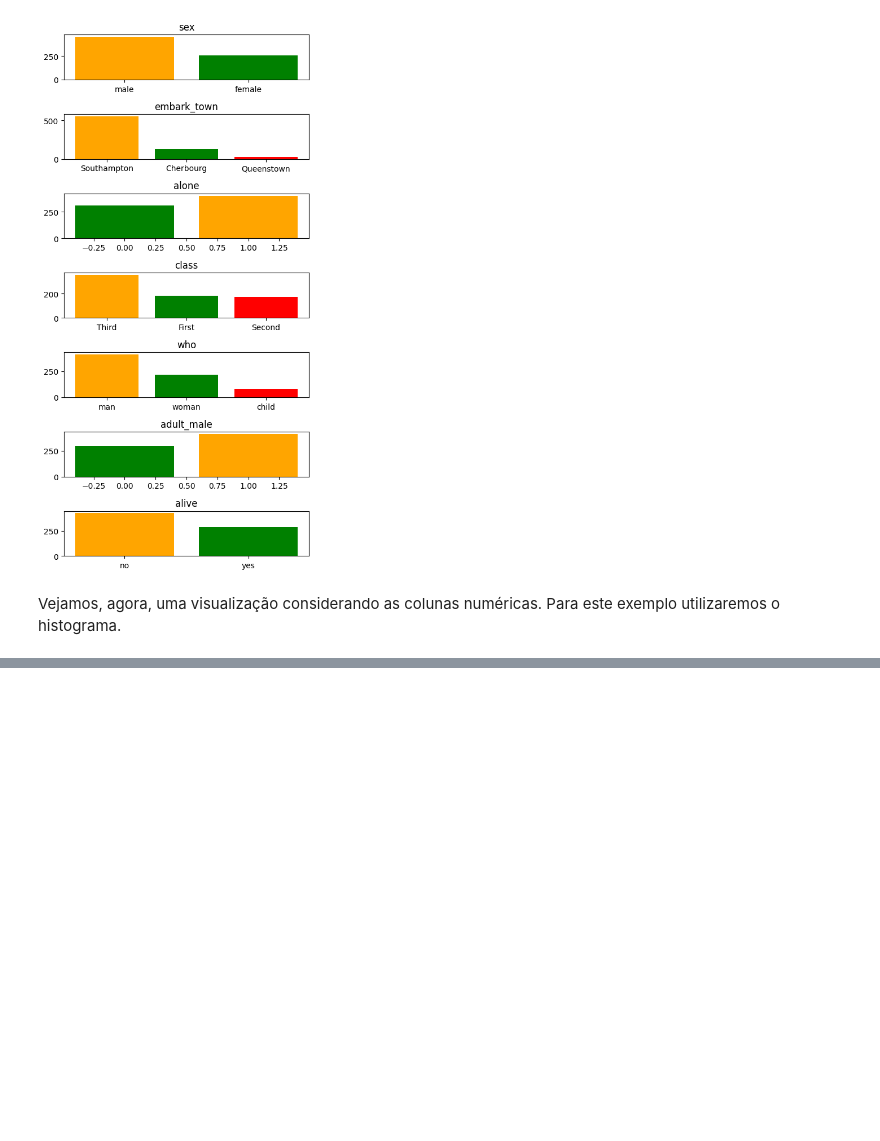
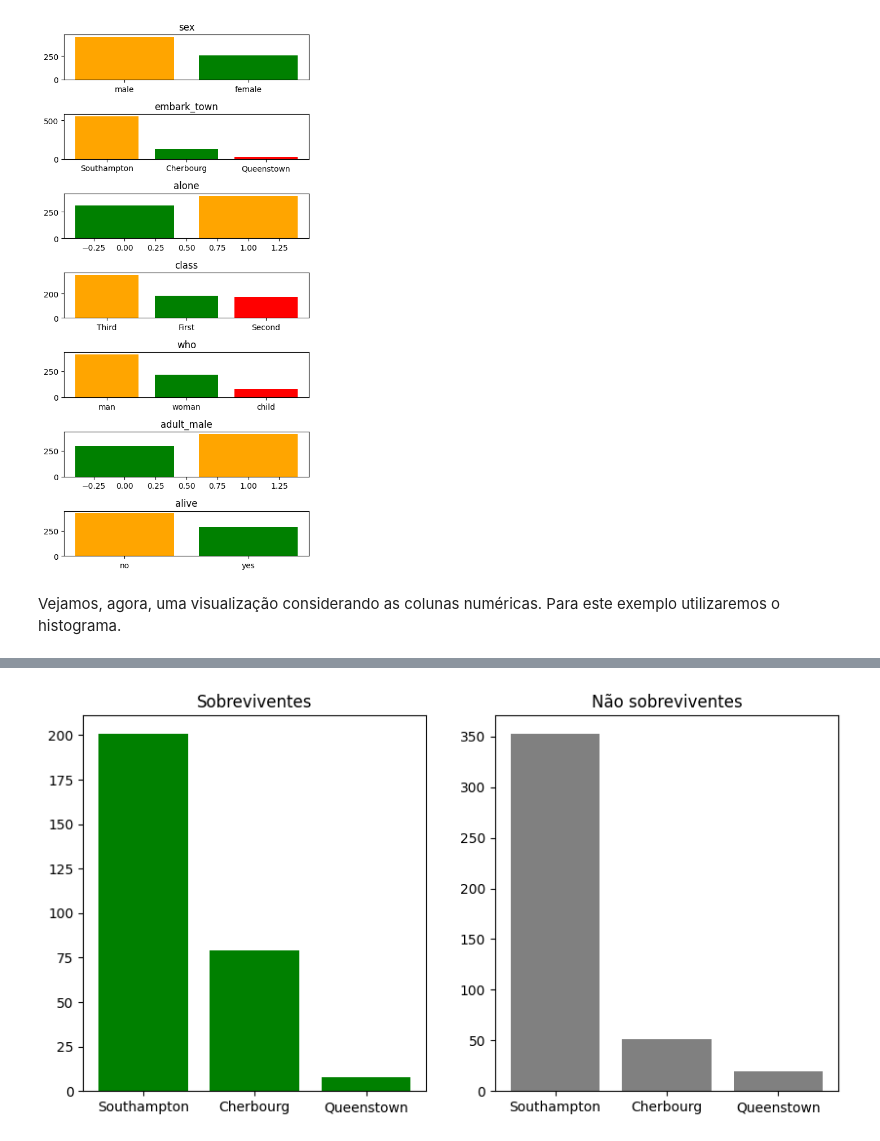
Before and after one commit to ifribeiro/aula_pandas, a Jupyter notebook: introducao_pandas.ipynb, the cells around one changed output, grey strips where cells are left out. Cells and saved outputs as stored; diff of their text form; code cells hidden in the pictures; blank space fills up the shorter version.

```diff
--- a/introducao_pandas.ipynb
+++ b/introducao_pandas.ipynb
@@ -296,0 +372,14 @@ A figura anterior mostra apenas uma visualização geral das colunas da tabela.
+# %%
+contagem_s = sobreviventes['embark_town'].value_counts()
+contagem_ns = nao_sobreviventes['embark_town'].value_counts()
+fig, ax = plt.subplots(ncols=2, figsize=(10, 5))
+cidades = list(contagem_s.index)
+ax[0].bar(contagem_s.index, contagem_s.values,color ='green')
+ax[0].set_title("Sobreviventes")
+# ax[0].set_xticklabels(cidades, rotation=15)
+ax[1].bar(contagem_ns.index, contagem_ns.values, color ='grey')
+ax[1].set_title("Não sobreviventes")
+# ax[1].set_xticklabels(cidades, rotation=15)
+plt.show()
+# %% [output]
+[figure, added]
```
Also changed, not shown: parts of 26 cells of this notebook.
